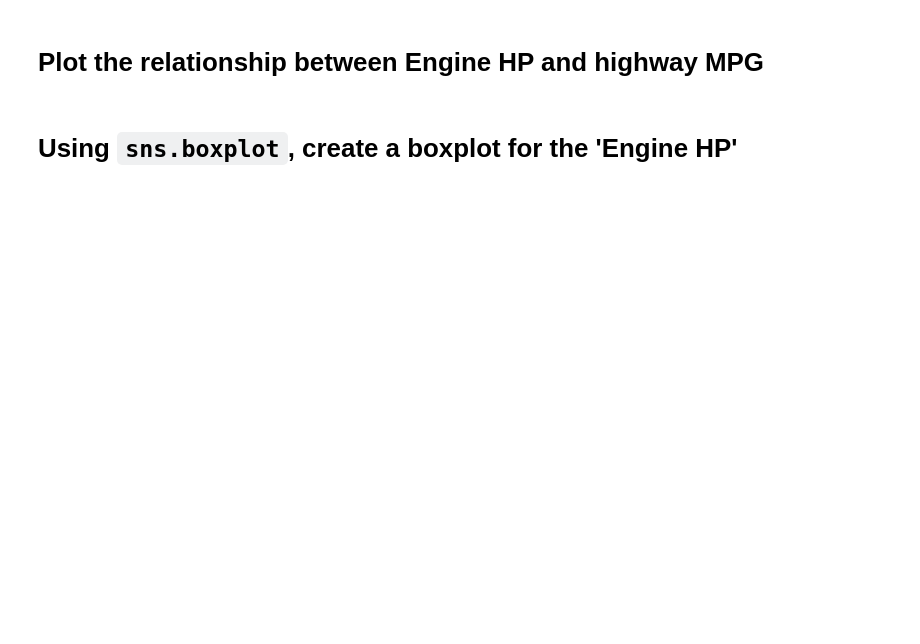
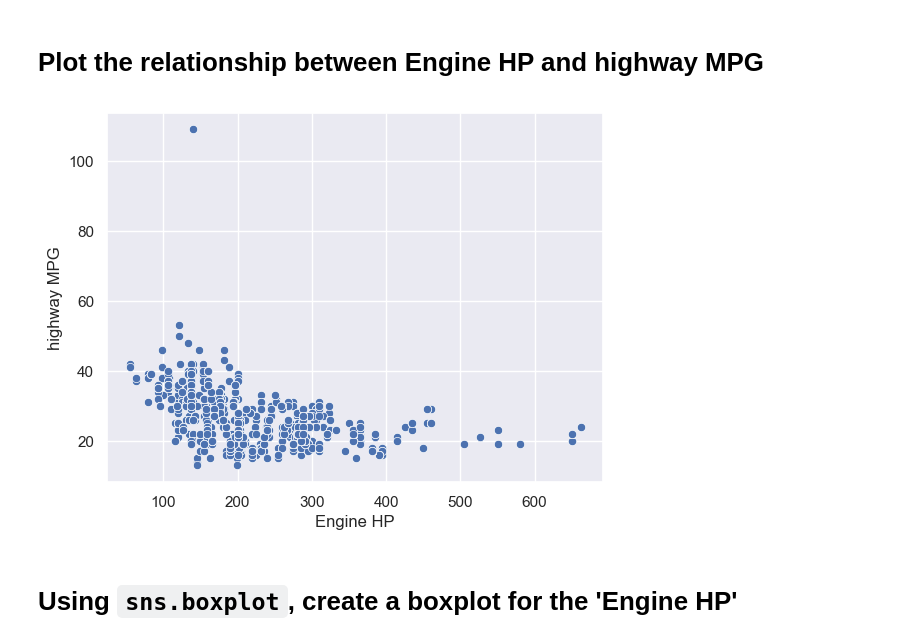
Before and after one commit to 112523chen/2022-fall-data-science, a Jupyter notebook: Week-02-EDA/Exercise-EDA.ipynb, the cells around one changed output. Drawn from its saved outputs; the diff is of its cells as text; code cells hidden in the pictures; blank space fills up the shorter version.

```diff
--- a/Week-02-EDA/Exercise-EDA.ipynb
+++ b/Week-02-EDA/Exercise-EDA.ipynb
@@ -216,6 +216,9 @@ ax1.set_xlim(0,100000)
 # Plot the relationship between Engine HP and highway MPG
 # %%
 # Plot the relationship between Engine HP and highway MPG
+ax2 = sns.scatterplot(data=temp_df, x='Engine HP', y='highway MPG');
+# %% [output]
+[figure, added]
 # %% [markdown]
 # Using `sns.boxplot`, create a boxplot for the 'Engine HP'
 # %%
```
Also changed, not shown: parts of 15 cells of this notebook.
